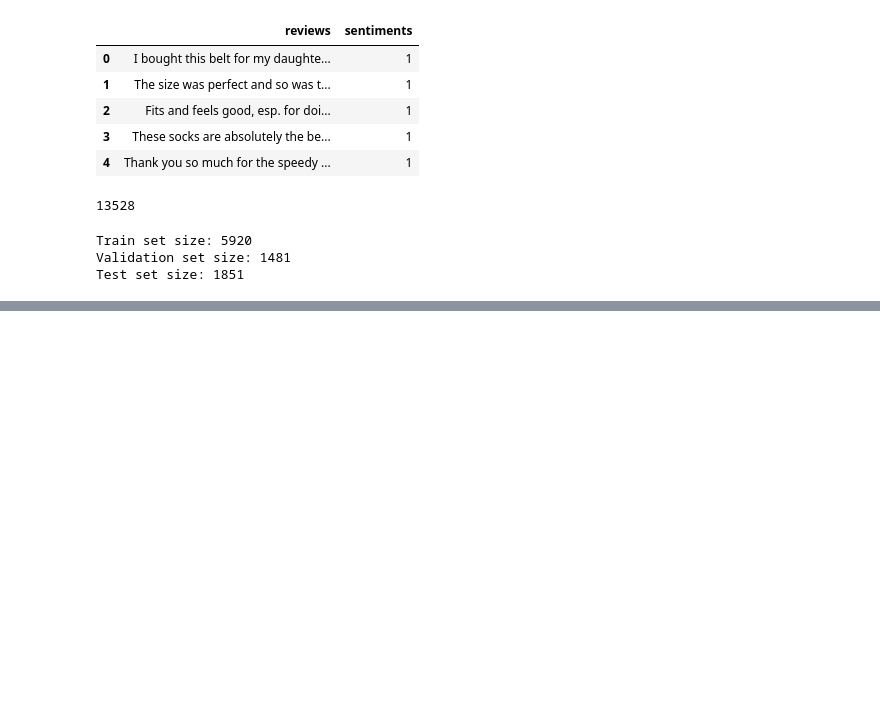
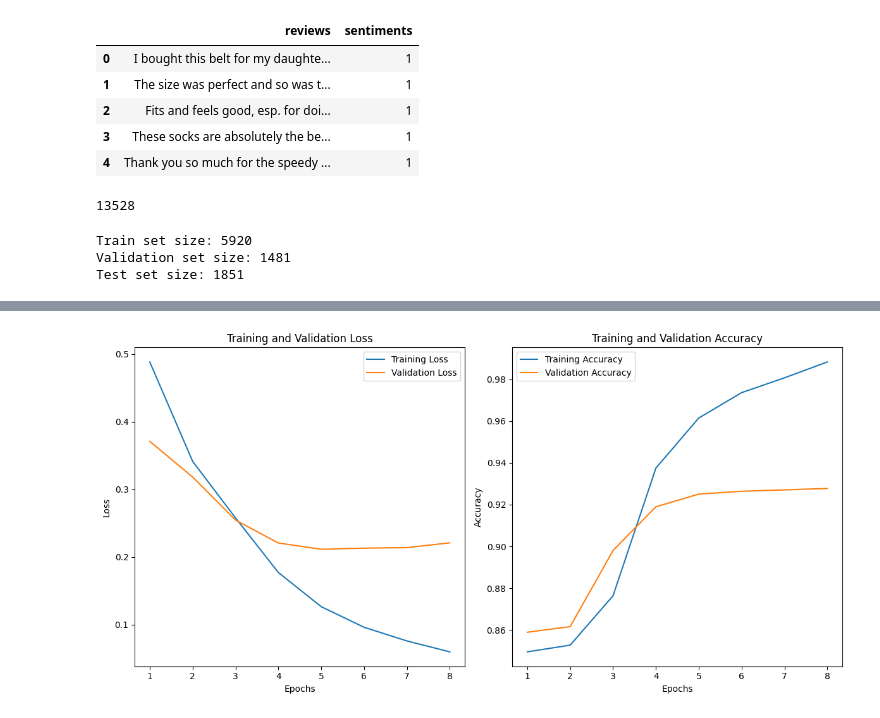
Before and after one commit to ppuimunn/IE4483, a Jupyter notebook: submissions/project_draft.ipynb, the cells around one changed output, grey strips where cells are left out. Drawn from its saved outputs; the diff is of its cells as text; code cells hidden in the pictures; blank space fills up the shorter version.

```diff
--- a/submissions/project_draft.ipynb
+++ b/submissions/project_draft.ipynb
@@ -158,16 +152,17 @@ class SentimentClassifier(nn.Module):
 input_dim = X_train_tensor.shape[1]
 hidden_dim = 128
 dropout_rate = 0.2
-learning_rate = 0.001
+learning_rate = 0.0005
 batch_size = 64
-num_epochs = 10
+num_epochs = 20
 
 # create model, criterion, optimizer
 model = SentimentClassifier(input_dim, hidden_dim, dropout_rate)
 criterion = nn.CrossEntropyLoss()
-optimizer = Adam(model.parameters(), lr=learning_rate)
+optimizer = Adam(model.parameters(), lr=learning_rate, weight_decay=1e-5)
 
 # data loaders
 train_loader = torch.utils.data.DataLoader(train_dataset, batch_size=batch_size, shuffle=True)
 val_loader = torch.utils.data.DataLoader(val_dataset, batch_size=batch_size)
+test_loader = torch.utils.data.DataLoader(val_dataset, batch_size=batch_size)
 # %%
@@ -217,0 +250,28 @@ Epoch 10/10, Loss: 0.0105, Validation Accuracy: 0.9156, Validation F1-score: 0.9
+# %%
+# create plots of train and val loss/accuracy vs epochs
+epochs = range(1, len(train_losses) + 1)
+
+plt.figure(figsize=(12, 6))
+
+# training and validation loss vs epochs
+plt.subplot(1, 2, 1)
+plt.plot(epochs, train_losses, label='Training Loss')
+plt.plot(epochs, val_losses, label='Validation Loss')
+plt.xlabel('Epochs')
+plt.ylabel('Loss')
+plt.title('Training and Validation Loss')
+plt.legend()
+
+# training and validation accuracy vs epochs
+plt.subplot(1, 2, 2)
+plt.plot(epochs, train_accuracies, label='Training Accuracy')
+plt.plot(epochs, val_accuracies, label='Validation Accuracy')
+plt.xlabel('Epochs')
+plt.ylabel('Accuracy')
+plt.title('Training and Validation Accuracy')
+plt.legend()
+
+plt.tight_layout()
+plt.show()
+# %% [output]
+[figure, added]
```
Also changed, not shown: parts of 7 cells of this notebook.
